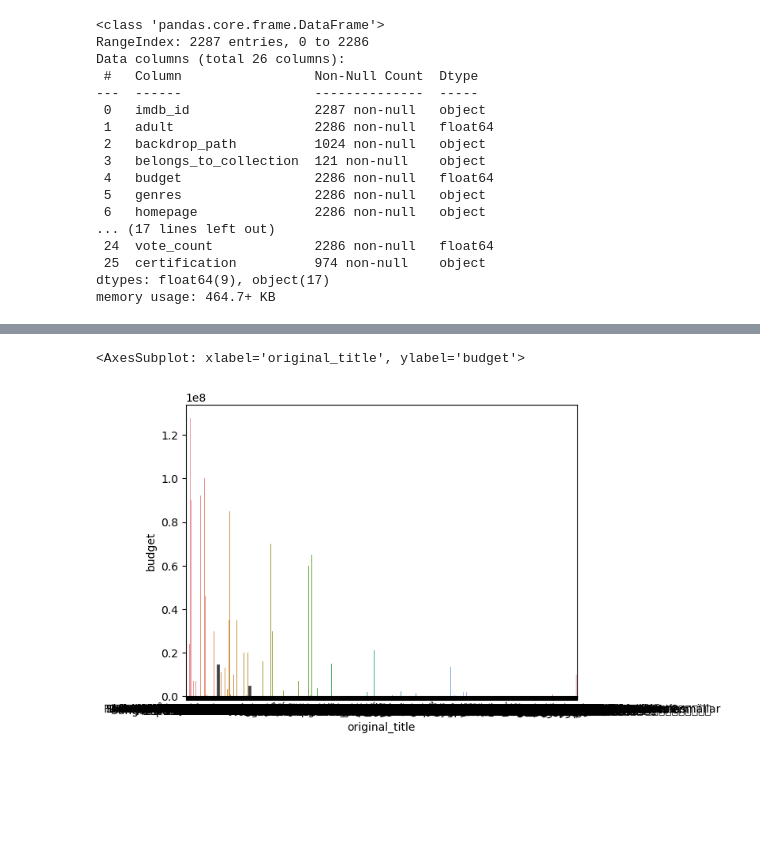
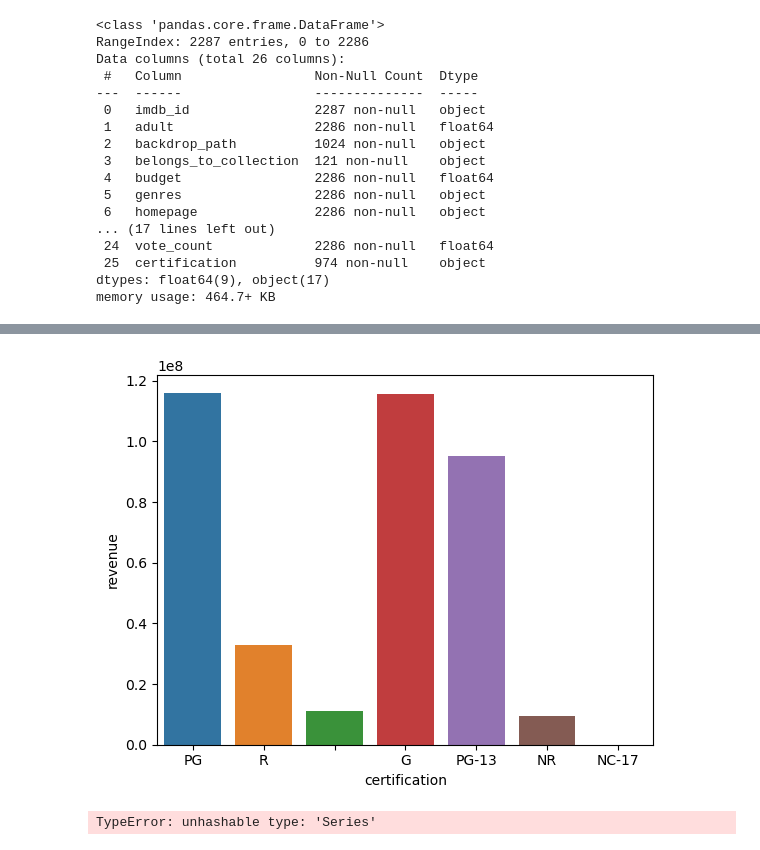
Before and after one commit to Elispreng/Project_3, a Jupyter notebook: Project3_Part2_Revised.ipynb, the cells around one changed output, grey strips where cells are left out. Drawn from its saved outputs; the diff is of its cells as text; code cells hidden in the pictures; blank space fills up the shorter version.

```diff
--- a/Project3_Part2_Revised.ipynb
+++ b/Project3_Part2_Revised.ipynb
@@ -437,5 +542,9 @@ combined_df['revenue_0'] = combined_df['revenue'] > 0
+# %%
+total= combined_df['budget'] + combined_df['revenue']
+sns.barplot(data=plot, x='certification', y= 'revenue', errorbar=None);
+# %% [output]
+[figure, added]
 # %%
-sns.barplot(data=df_api_2000, x="original_title", y="budget")
+sns.barplot(data=combined_df, x='certification', y= {revenue_average}, errorbar=None);
 # %% [output]
-<AxesSubplot: xlabel='original_title', ylabel='budget'>
+TypeError: unhashable type: 'Series'
-[figure, removed]
```
Also changed, not shown: parts of 23 cells of this notebook, 9 other files.
